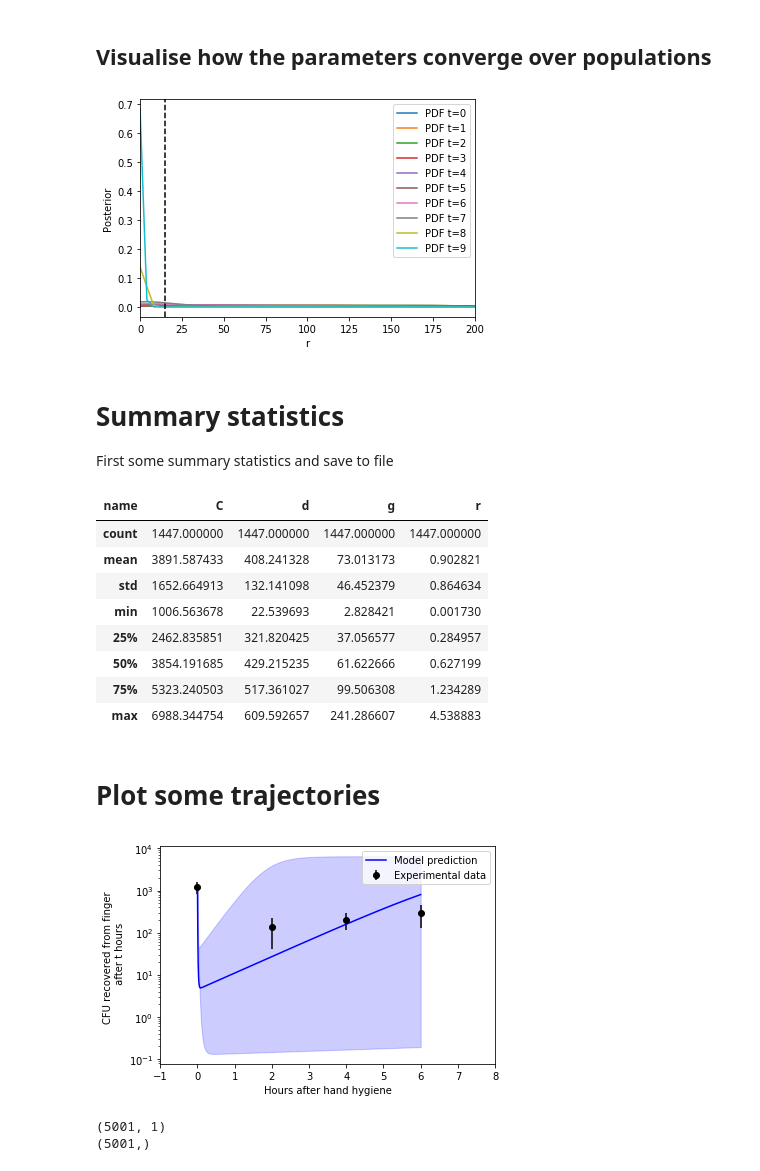
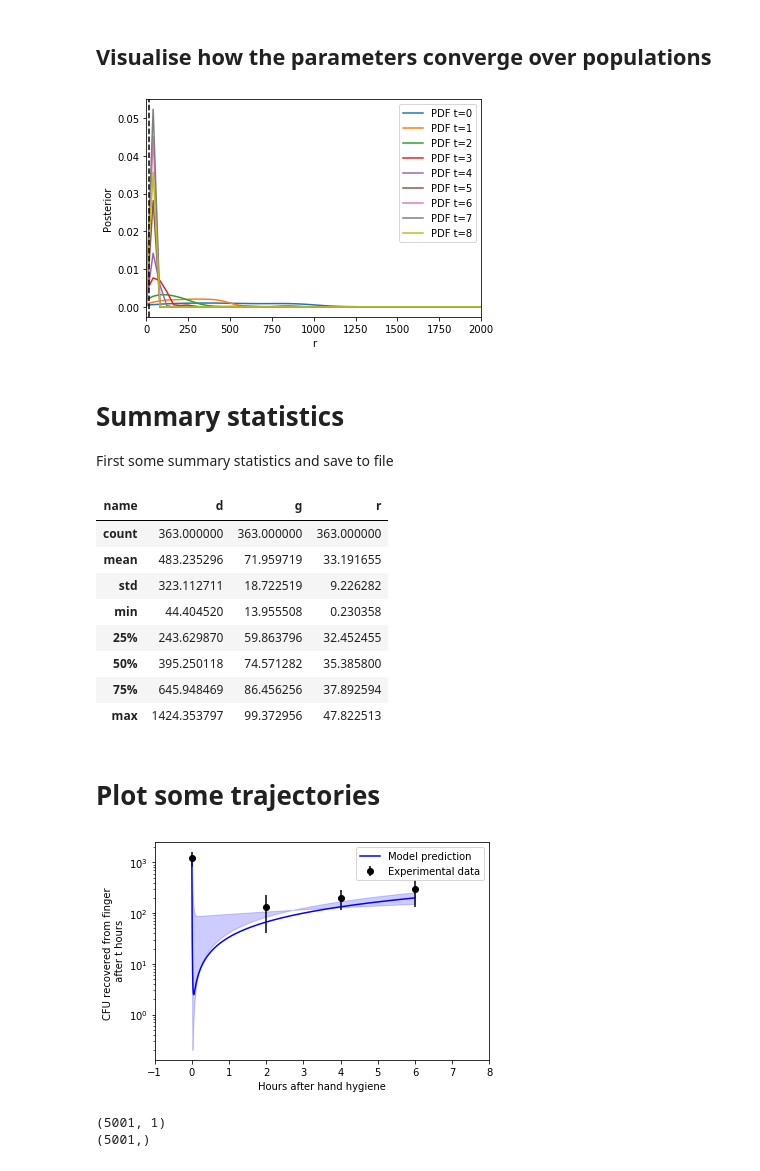
Before and after one commit to MarcoFelipeKing/Zoono, a Jupyter notebook: Code/vanilla_pyABC.ipynb, the cells around one changed output. Drawn from its saved outputs; the diff is of its cells as text; code cells hidden in the pictures.

Commit message:
Added model of first_6h of untreated hands

```diff
--- a/Code/vanilla_pyABC.ipynb
+++ b/Code/vanilla_pyABC.ipynb
@@ -56,17 +66,17 @@ Notes: 12th April
 # %%
-#Here we defien the ODE model
-def ode_model(contamination,t,r,C,d,g):
+#Here we define the ODE model (1)- we use inferred parameter ranges from lienar regression r=0.18, d=1146, g=1.18, C=unknown
+def ode_model(contamination,t,r,d,g):
     Contamination = contamination;
-    return(r*(1-Contamination/C)*Contamination-d*math.exp(-g*t)*Contamination)
+    return(r-d*math.exp(-g*t)*Contamination)
 
 #Here we create the input parameters and extract only specific time-points
 def deterministic_run(parameters):#precision,initial_contamination,r,C,d,g):
     precision=5000
     tmax = 6
     time_space = np.linspace(0,tmax,precision+1)#precision+1?
-    sim=odeint(ode_model,initial_contamination,time_space,args=(parameters["r"],parameters["C"],parameters["d"],parameters["g"]))
+    sim=odeint(ode_model,initial_contamination,time_space,args=(parameters["r"],parameters["d"],parameters["g"]))
     #num_at_0=sim[int(precision*0.1/50.0)]
-    num_at_1=sim[int(precision*1/tmax)]
+    #num_at_1=sim[int(precision*1/tmax)]
     num_at_2=sim[int(precision*2/tmax)]
     num_at_4=sim[int(precision*4/tmax)]
     num_at_6=sim[int(precision*6/tmax)]
@@ -82,10 +92,9 @@ def deterministic_run(parameters):#precision,initial_contamination,r,C,d,g):
 
 We choose some examples to see how well it works.
 # %%
-parameter_prior = Distribution(r=RV("uniform", 0.0, 200.0),
-                               C=RV("uniform", 1000.0, 6000.0),
-                               d=RV("uniform", 10.0, 600.0),
-                               g=RV("uniform", 2.0, 400.0))
+parameter_prior = Distribution(r=RV("uniform", 0.0, 2000.0),
+                               d=RV("uniform", 0.0, 1500.0),
+                               g=RV("uniform", 0.0, 100.0))
 
 parameter_prior.get_parameter_names()
 # %% [output]
@@ -109,6 +118,11 @@ def distance(simulation, data):
 #history_acceptor = abc.run(max_nr_populations=5,minimum_epsilon=50000)
 # %%
 # We plug all the ABC options together
+#Using adaptive population size and local transition
+#eps = pyabc.AdaptiveEpsilon(0.001, decay=0.1, limit=0.1)
+#acceptor = pyabc.StochasticAcceptor()
+#kernel = pyabc.IndependentNormalKernel(var=sigma**2)
+
 from pyabc.populationstrategy import AdaptivePopulationSize
 
 
@@ -118,7 +132,7 @@ abc = ABCSMC(
     distance_function=distance,
     population_size=AdaptivePopulationSize(500, 0.15),
     # population_size=1000,
-    #transitions=LocalTransition(k_fraction=0.3),
+    transitions=LocalTransition(k_fraction=0.3),
     # eps=MedianEpsilon(500, median_multiplier=0.7),
 )
 # %% [output]
@@ -200,7 +214,7 @@ for t in range(history.max_t + 1):
         df,
         w,
         xmin=0,
-        xmax=200,
+        xmax=2000,
         x="r",
         # xname=r"$\lambda$",
         ax=ax,
@@ -211,7 +225,7 @@ for t in range(history.max_t + 1):
 ax.axvline(15, color="k", linestyle="dashed")
 ax.legend();
 # %% [output]
-[figure, old version]
+[figure, new version]
 # %% [markdown]
 # Summary statistics
 
@@ -220,15 +234,15 @@ First some summary statistics and save to file
 df.to_csv("../Data/abc_results.csv", encoding='utf-8', index=False)
 df.describe()
 # %% [output]
-| name | C | d | g | r |
-| count | 1447.000000 | 1447.000000 | 1447.000000 | 1447.000000 |
-| mean | 3891.587433 | 408.241328 | 73.013173 | 0.902821 |
-| std | 1652.664913 | 132.141098 | 46.452379 | 0.864634 |
-| min | 1006.563678 | 22.539693 | 2.828421 | 0.001730 |
-| 25% | 2462.835851 | 321.820425 | 37.056577 | 0.284957 |
-| 50% | 3854.191685 | 429.215235 | 61.622666 | 0.627199 |
-| 75% | 5323.240503 | 517.361027 | 99.506308 | 1.234289 |
-| max | 6988.344754 | 609.592657 | 241.286607 | 4.538883 |
+| name | d | g | r |
+| count | 363.000000 | 363.000000 | 363.000000 |
+| mean | 483.235296 | 71.959719 | 33.191655 |
+| std | 323.112711 | 18.722519 | 9.226282 |
+| min | 44.404520 | 13.955508 | 0.230358 |
+| 25% | 243.629870 | 59.863796 | 32.452455 |
+| 50% | 395.250118 | 74.571282 | 35.385800 |
+| 75% | 645.948469 | 86.456256 | 37.892594 |
+| max | 1424.353797 | 99.372956 | 47.822513 |
 # %% [markdown]
 # Plot some trajectories
 # %%
@@ -241,9 +255,9 @@ precision=5000
 tmax = 6
 time_space = np.linspace(0,tmax,precision+1)#precision+1?
 
-P=odeint(ode_model,initial_contamination,time_space,args=(df["r"].mean(),df["C"].mean(),df["d"].mean(),df["g"].mean()))
-Pmin=odeint(ode_model,initial_contamination,time_space,args=(df["r"].quantile(0.05),df["C"].quantile(0.05),df["d"].quantile(0.05),df["g"].quantile(0.05)))
-Pmax=odeint(ode_model,initial_contamination,time_space,args=(df["r"].quantile(0.95),df["C"].quantile(0.95),df["d"].quantile(0.95),df["g"].quantile(0.95)))
+P=odeint(ode_model,initial_contamination,time_space,args=(df["r"].mean(),df["d"].mean(),df["g"].mean()))
+Pmin=odeint(ode_model,initial_contamination,time_space,args=(df["r"].quantile(0.05),df["d"].quantile(0.05),df["g"].quantile(0.05)))
+Pmax=odeint(ode_model,initial_contamination,time_space,args=(df["r"].quantile(0.95),df["d"].quantile(0.95),df["g"].quantile(0.95)))
 
 #P=ode_model({"af":df["af"].mean(),"cs":df["cs"].mean(),"lam":df["lam"].mean()})
 #Pmin=ode_model({"af":df["af"].quantile(0.05),"cs":df["cs"].quantile(0.05),"lam":df["lam"].quantile(0.05)})
@@ -260,34 +274,34 @@ measurement_data = np.array([1200,134.0,202.0,294.0])
 x = np.array([0,2,4,6])
 plt.errorbar(x,measurement_data,yerr=s,fmt='o', color='black',label='Experimental data')
 
 #Plot the model prediction
 plt.plot(time_space,P,label="Model prediction",color='blue')
 
 #Plot confidence intervals around the model prediction
 
 precision=5000
 tmax = 6
 time_space = np.linspace(0,tmax,precision+1)
 
 plt.fill_between(time_space,np.concatenate(Pmin),np.concatenate(Pmax),alpha=0.2,color='blue')
 #plt.plot(time_space,Pmin,label="Model prediction",color='red')
 #plt.plot(time_space,Pmax,label="Model prediction",color='red')
 
 #plt.fill_between(x, np.array(map(operator.sub, P["Contamination"], Pmin["Contamination"])), np.array(map(operator.add, P["Contamination"], Pmax["Contamination"])), color='b', alpha=.1)
 plt.xlim(-1,8)
 plt.ylabel("CFU recovered from finger \n after t hours")
 plt.yscale("log")
 plt.xlabel("Hours after hand hygiene")
 plt.legend(loc="upper right")
 #make y axis logarithmic
 
 
 #save the plot
 plt.savefig("../Images/abc_prediction.png", dpi=600)
 
 plt.show()
 # %% [output]
-[figure, old version]
+[figure, new version]
 # %%
 #print the shape of time_space
 #print(odeint(ode_model,initial_contamination,time_space,args=(df["r"].mean(),df["C"].mean(),df["d"].mean(),df["g"].mean())))
```
Also changed, not shown: parts of 5 cells of this notebook, 9 other files.
